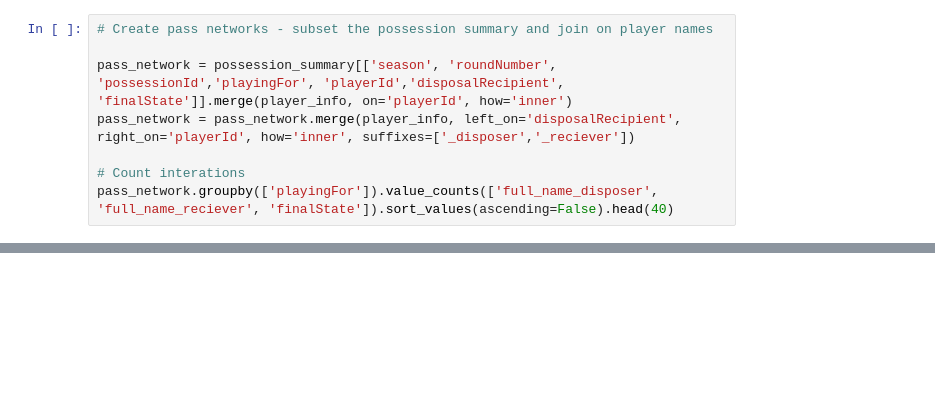
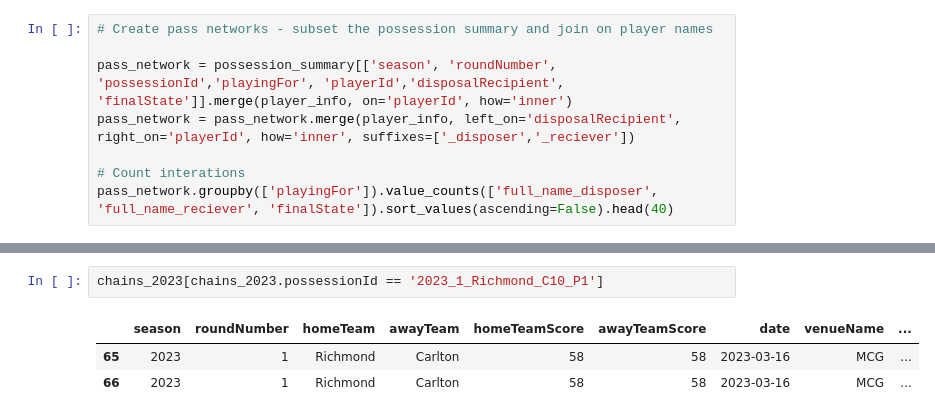
Before and after one commit to davescroggs/xThreat, a Jupyter notebook: python/pass_networks.ipynb, the cells around one changed output, grey strips where cells are left out. Cells and saved outputs as stored; diff of their text form; blank space fills up the shorter version.

```diff
--- a/python/pass_networks.ipynb
+++ b/python/pass_networks.ipynb
@@ -113,0 +264,6 @@ possession_summary
+# %%
+chains_2023[chains_2023.possessionId == '2023_1_Richmond_C10_P1']
+# %% [output]
+|  | season | roundNumber | homeTeam | awayTeam | homeTeamScore | awayTeamScore | date | venueName | ... |
+| 65 | 2023 | 1 | Richmond | Carlton | 58 | 58 | 2023-03-16 | MCG | ... |
+| 66 | 2023 | 1 | Richmond | Carlton | 58 | 58 | 2023-03-16 | MCG | ... |
```
Also changed, not shown: parts of 11 cells of this notebook.
